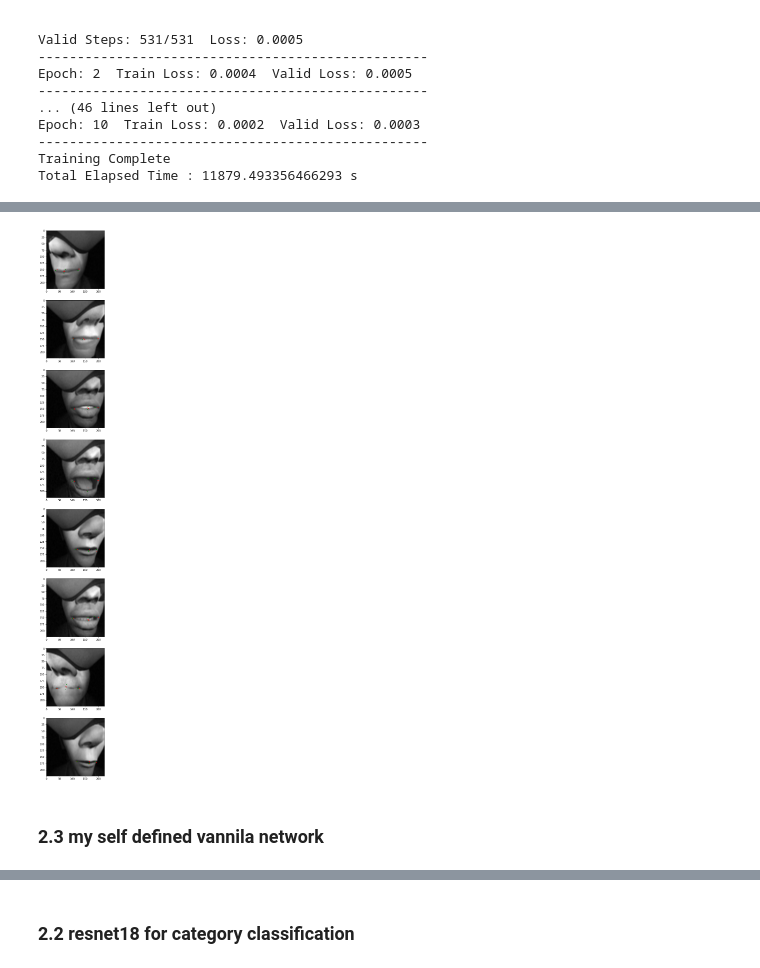
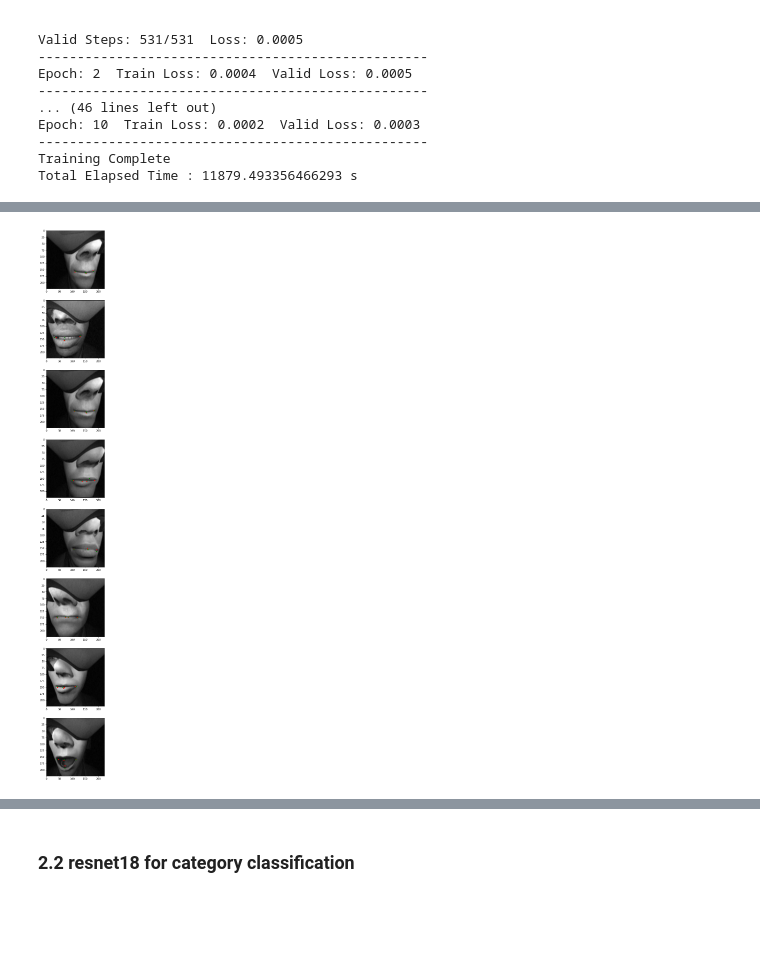
Before and after one commit to velaboratory/FacialExpressionGenerator, a Jupyter notebook: Models/Vannila.ipynb, the cells around one changed output, grey strips where cells are left out. Saved outputs shown, nothing was run; the diff lists cells and outputs as text; code cells hidden in the pictures; blank space fills up the shorter version.

```diff
--- a/Models/Vannila.ipynb
+++ b/Models/Vannila.ipynb
@@ -274,12 +278,12 @@ class CustomizedAugmentedDataset(Dataset):
         return " bespoken loader"
 #CustomTransforms = BespokenTransforms() #transforms.Grayscale(1),
 # %%
-CustomDataset = CustomizedAugmentedDataset(root="../Output/Aligned",
+CustomDataset = CustomizedAugmentedDataset(root="../Output/lipmark",
                                            transform=
                                            transforms.Compose([
                                             transforms.ToTensor(),
                                             GaussNoise(),
-                                            transforms.GaussianBlur((5,7),(5,7)),
+                                            transforms.GaussianBlur((3,5),(3,5)),
                                             #torchvision.transforms.GaussianBlur(kernel_size, sigma=(0.1, 2.0))
                                             #sigma (float or tuple of python:float (min, max)) – Standard deviation to
                                             # be used for creating kernel to perform blurring.
@@ -336,3 +388,19 @@ AttributeError:
+# %%
+mytestdataset=bespokenDataset(root="../Output/TestData",
+                                           transform=
+                                           transforms.Compose([
+                                            transforms.ToTensor(),
+                                            GaussNoise(),
+                                            transforms.GaussianBlur((3,5),(1,3)),
+                                            #torchvision.transforms.GaussianBlur(kernel_size, sigma=(0.1, 2.0))
+                                            #sigma (float or tuple of python:float (min, max)) – Standard deviation to
+                                            # be used for creating kernel to perform blurring.
+                                            #If float, sigma is fixed. If it is tuple of float (min, max),
+                                            #sigma is chosen uniformly at random to lie in the given range.
+                                           transforms.Normalize((0.5), (0.5))
+                                            ]))
+# %%
+test_loader = torch.utils.data.DataLoader(mytestdataset, batch_size=8, shuffle=True, num_workers=0)
 # %% [markdown]
 # 2. CNN Models
 # %% [markdown]
@@ -474,7 +542,7 @@ with torch.no_grad():
 
     best_network = Network()
     best_network.cuda()
-    best_network.load_state_dict(torch.load('lip_landmarks0.pth'))
+    best_network.load_state_dict(torch.load('lip_landmarks4.pth'))
     best_network.eval()
 
     images, landmarks = next(iter(valid_loader))
@@ -501,7 +569,7 @@ with torch.no_grad():
                     predictions[img_num,:,1]
                     , c = 'r', s = 5)
         #plt.scatter(landmarks[img_num,:,0]* img_shape2, landmarks[img_num,:,1]* img_shape1,
-        plt.scatter(landmarks[img_num,:,0] , landmarks[img_num,:,1]
+        plt.scatter(landmarks[img_num,:,0] , landmarks[img_num,:,1],
 
                     c = 'g', s = 5)
 
@@ -520,7 +632,7 @@ with torch.no_grad():
 
     best_network = Network()
     best_network.cuda()
-    best_network.load_state_dict(torch.load('lip_landmarks0.pth'))
+    best_network.load_state_dict(torch.load('../lip_landmarks4.pth'))
     best_network.eval()
 
     images, landmarks = next(iter(test_loader))
@@ -535,20 +647,20 @@ with torch.no_grad():
 
     predictions = (best_network(images).cpu() + 0.5) #* np.array([img_shape[2], img_shape[1]])
     predictions = predictions.view(-1, 4 ,2).numpy() # 4 as 4 markers
-    #predictions = predictions *224 /2*3 + (150,50)
+    predictions = predictions *224 #/2*3 + (150,50)
     #predictions = predictions.view(-1,68,2)
     plt.figure(figsize=(10,40))
-
+    print('img size: ',img_shape2,img_shape1)
     for img_num in range(8):
         plt.subplot(8,1,img_num+1)
         plt.imshow(images[img_num].cpu().numpy().transpose(1,2,0).squeeze(), cmap='gray')
         #plt.scatter(predictions[img_num,:,0] * img_shape2,predictions[img_num,:,1] * img_shape1
-        plt.scatter(predictions[img_num,:,0]*224 ,
-                    predictions[img_num,:,1]*224
-                    , c = 'r', s = 5)
+        plt.scatter(predictions[img_num,:,0] ,
+                    predictions[img_num,:,1]
+                    , c = 'r', s = 8)
         #plt.scatter(landmarks[img_num,:,0]* img_shape2, landmarks[img_num,:,1]* img_shape1,
         plt.scatter(landmarks[img_num,:,0]*224 , landmarks[img_num,:,1]*224,
-                    c = 'g', s = 5)
+                    c = 'g', s = 8)
 
 print('Total number of test images: {}'.format(len(test_loader)))
 
@@ -560,3 +673 @@ Elapsed Time : 0.8037862777709961
-[figure, old version]
+[figure, new version]
-# %% [markdown]
-### 2.3 my self defined vannila network
```
Also changed, not shown: parts of 66 cells of this notebook, 22 other files.
